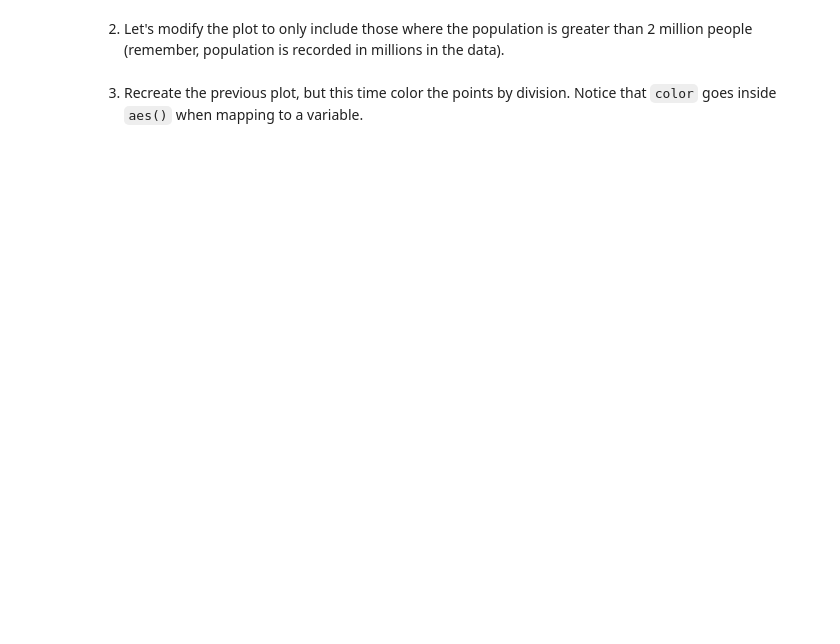
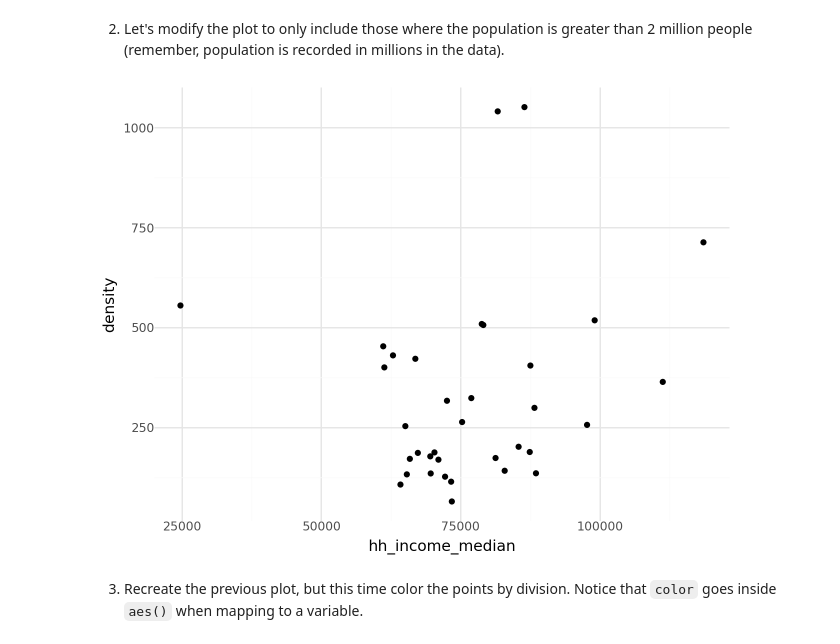
Before and after one commit to tettehdaniel/python-labs, a Jupyter notebook: Notebooks/Notebook08_DataVis2_SV.ipynb, the cells around one changed output. Saved outputs shown, nothing was run; the diff lists cells and outputs as text; code cells hidden in the pictures; blank space fills up the shorter version.

```diff
--- a/Notebooks/Notebook08_DataVis2_SV.ipynb
+++ b/Notebooks/Notebook08_DataVis2_SV.ipynb
@@ -41,4 +66,13 @@ Today we will further explore aesthetic options to better destinguish our data v
 # %% [markdown]
 2. Let's modify the plot to only include those where the population is greater than 2 million people (remember, population is recorded in millions in the data).
+# %%
+(
+    dat
+    .filter(c.pop > 2)
+    .pipe(ggplot, aes(x="hh_income_median", y="density"))
+    +geom_point()
+)
+# %% [output]
+[figure, added]
 # %% [markdown]
 3. Recreate the previous plot, but this time color the points by division. Notice that `color` goes inside `aes()` when mapping to a variable.
```
Also changed, not shown: parts of 11 cells of this notebook.
